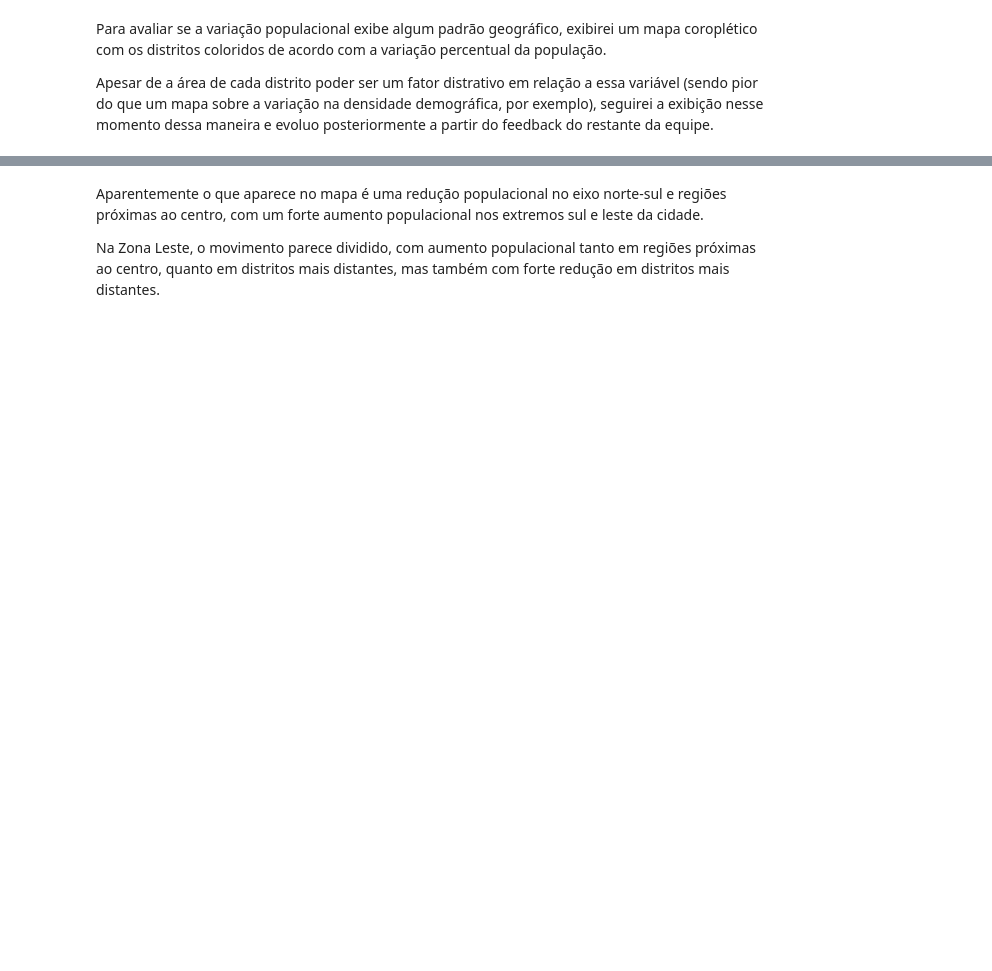
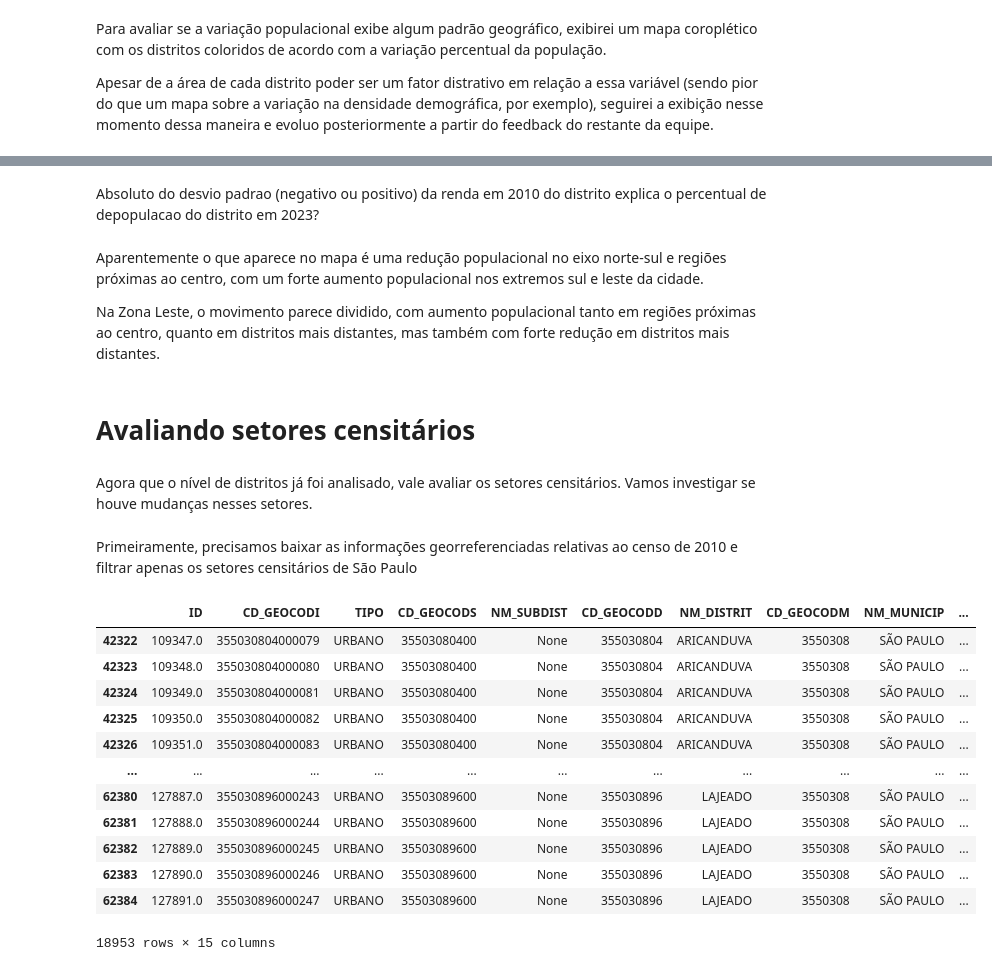
Before and after one commit to brunoazuma/explora_censo22, a Jupyter notebook: Explora_censos.ipynb, the cells around one changed output, grey strips where cells are left out. Drawn from its saved outputs; the diff is of its cells as text; code cells hidden in the pictures; blank space fills up the shorter version.

```diff
--- a/Explora_censos.ipynb
+++ b/Explora_censos.ipynb
@@ -425,4 +428,31 @@ m
+# %% [markdown]
+Absoluto do desvio padrao (negativo ou positivo) da renda em 2010 do distrito explica o percentual de depopulacao do distrito em 2023?
 # %% [markdown]
 Aparentemente o que aparece no mapa é uma redução populacional no eixo norte-sul e regiões próximas ao centro, com um forte aumento populacional nos extremos sul e leste da cidade.
 
 Na Zona Leste, o movimento parece dividido, com aumento populacional tanto em regiões próximas ao centro, quanto em distritos mais distantes, mas também com forte redução em distritos mais distantes.
+# %% [markdown]
+# Avaliando setores censitários
+# %% [markdown]
+Agora que o nível de distritos já foi analisado, vale avaliar os setores censitários. Vamos investigar se houve mudanças nesses setores.
+# %% [markdown]
+Primeiramente, precisamos baixar as informações georreferenciadas relativas ao censo de 2010 e filtrar apenas os setores censitários de São Paulo
+# %%
+url = 'https://geoftp.ibge.gov.br/organizacao_do_territorio/malhas_territoriais/malhas_de_setores_censitarios__divisoes_intramunicipais/censo_2010/setores_censitarios_shp/sp/sp_setores_censitarios.zip'
+setores_geo10 = gpd.read_file(url)
+setores_geo10 = setores_geo10.query('CD_GEOCODM == "3550308"')
+setores_geo10
+# %% [output]
+|  | ID | CD_GEOCODI | TIPO | CD_GEOCODS | NM_SUBDIST | CD_GEOCODD | NM_DISTRIT | CD_GEOCODM | NM_MUNICIP | ... |
+| 42322 | 109347.0 | 355030804000079 | URBANO | 35503080400 | None | 355030804 | ARICANDUVA | 3550308 | SÃO PAULO | ... |
+| 42323 | 109348.0 | 355030804000080 | URBANO | 35503080400 | None | 355030804 | ARICANDUVA | 3550308 | SÃO PAULO | ... |
+| 42324 | 109349.0 | 355030804000081 | URBANO | 35503080400 | None | 355030804 | ARICANDUVA | 3550308 | SÃO PAULO | ... |
+| 42325 | 109350.0 | 355030804000082 | URBANO | 35503080400 | None | 355030804 | ARICANDUVA | 3550308 | SÃO PAULO | ... |
+| 42326 | 109351.0 | 355030804000083 | URBANO | 35503080400 | None | 355030804 | ARICANDUVA | 3550308 | SÃO PAULO | ... |
+| ... | ... | ... | ... | ... | ... | ... | ... | ... | ... | ... |
+| 62380 | 127887.0 | 355030896000243 | URBANO | 35503089600 | None | 355030896 | LAJEADO | 3550308 | SÃO PAULO | ... |
+| 62381 | 127888.0 | 355030896000244 | URBANO | 35503089600 | None | 355030896 | LAJEADO | 3550308 | SÃO PAULO | ... |
+| 62382 | 127889.0 | 355030896000245 | URBANO | 35503089600 | None | 355030896 | LAJEADO | 3550308 | SÃO PAULO | ... |
+| 62383 | 127890.0 | 355030896000246 | URBANO | 35503089600 | None | 355030896 | LAJEADO | 3550308 | SÃO PAULO | ... |
+| 62384 | 127891.0 | 355030896000247 | URBANO | 35503089600 | None | 355030896 | LAJEADO | 3550308 | SÃO PAULO | ... |
+18953 rows × 15 columns
```
Also changed, not shown: parts of 30 cells of this notebook.
